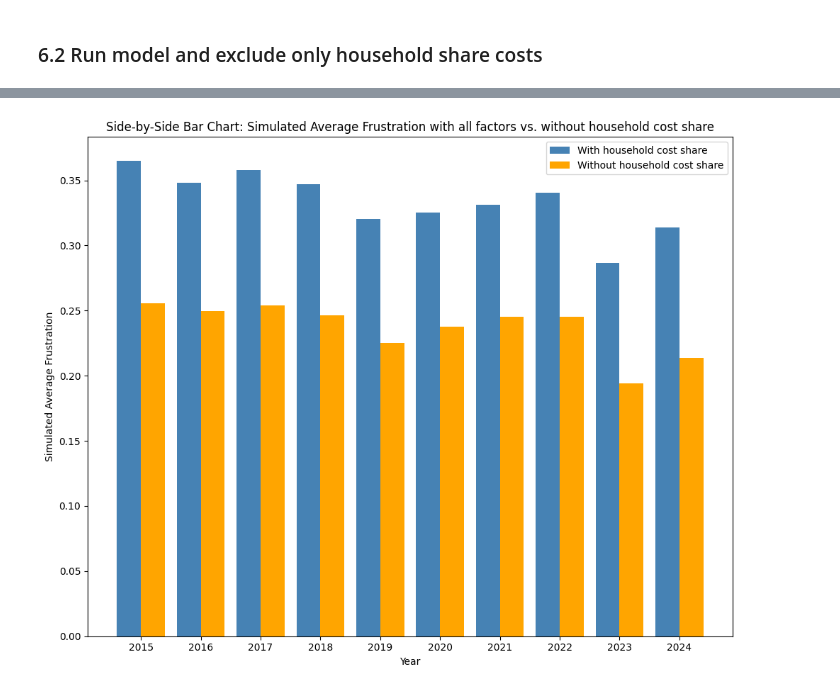
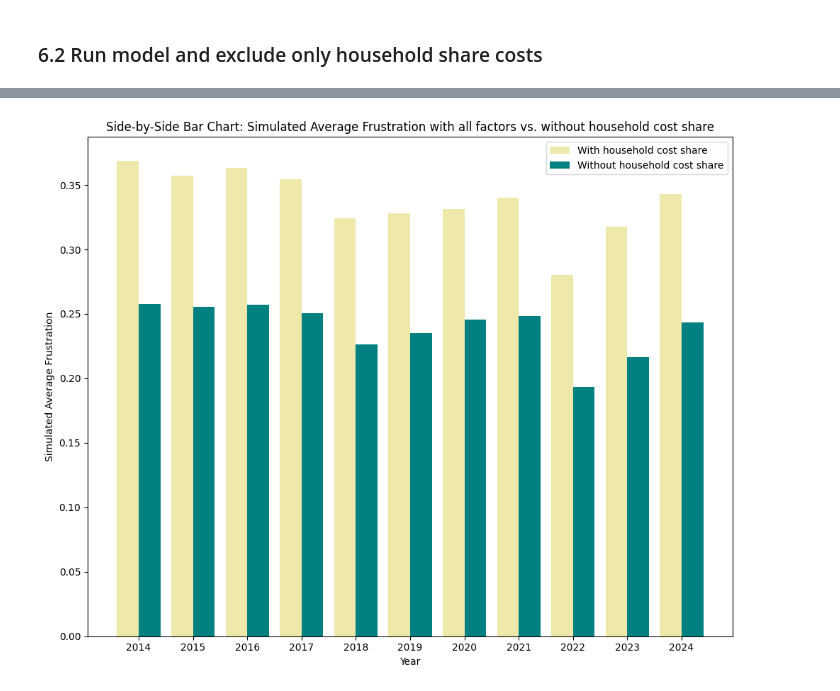
Before and after one commit to tinasophie15/CMSS_Project_Group_15, a Jupyter notebook: src/cmss_group_15.ipynb, the cells around one changed output, grey strips where cells are left out. Cells and saved outputs as stored; diff of their text form; code cells hidden in the pictures.

```diff
--- a/src/cmss_group_15.ipynb
+++ b/src/cmss_group_15.ipynb
@@ -167,5 +186,5 @@ In the following cells, we prepare the preprocessing in terms of defining releva
 # %%
-relevant_years = [str(year) for year in range(2015, 2025)]
+relevant_years = [str(year) for year in range(2014, 2025)]
 relevant_columns = ["geo"] + relevant_years
 non_eu_entities = ['EU27_2020', 'EA20']
 # %%
@@ -446,19 +500,20 @@ for year in relevant_years:
 # %%
 x = np.arange(len(relevant_years))  # numeric positions for shared years
 bar_width = 0.4
 
 # Plot bars
 plt.figure(figsize=(10, 8))
-plt.bar(x - bar_width/2, list(mean_frustrations_over_years_all_factors.values()), width=bar_width, label='With household cost share', color='steelblue')
-plt.bar(x + bar_width/2, list(mean_frustrations_over_years_exclude_household_share.values()), width=bar_width, label='Without household cost share', color='orange')
+plt.bar(x - bar_width/2, list(mean_frustrations_over_years_all_factors.values()), width=bar_width, label='With household cost share', color='palegoldenrod')
+plt.bar(x + bar_width/2, list(mean_frustrations_over_years_exclude_household_share.values()), width=bar_width, label='Without household cost share', color='teal')
 
 # Axis labels and ticks
 plt.xticks(x, relevant_years)
 plt.xlabel("Year")
 plt.ylabel("Simulated Average Frustration")
 plt.title("Side-by-Side Bar Chart: Simulated Average Frustration with all factors vs. without household cost share")
 plt.legend()
 plt.tight_layout()
+plt.savefig(result_dir.joinpath("average_frustration_with_and_without_household_cost_share.pdf"), format="pdf")
 plt.show()
 # %% [output]
-[figure, old version]
+[figure, new version]
```
Also changed, not shown: parts of 31 cells of this notebook, 9 other files.
